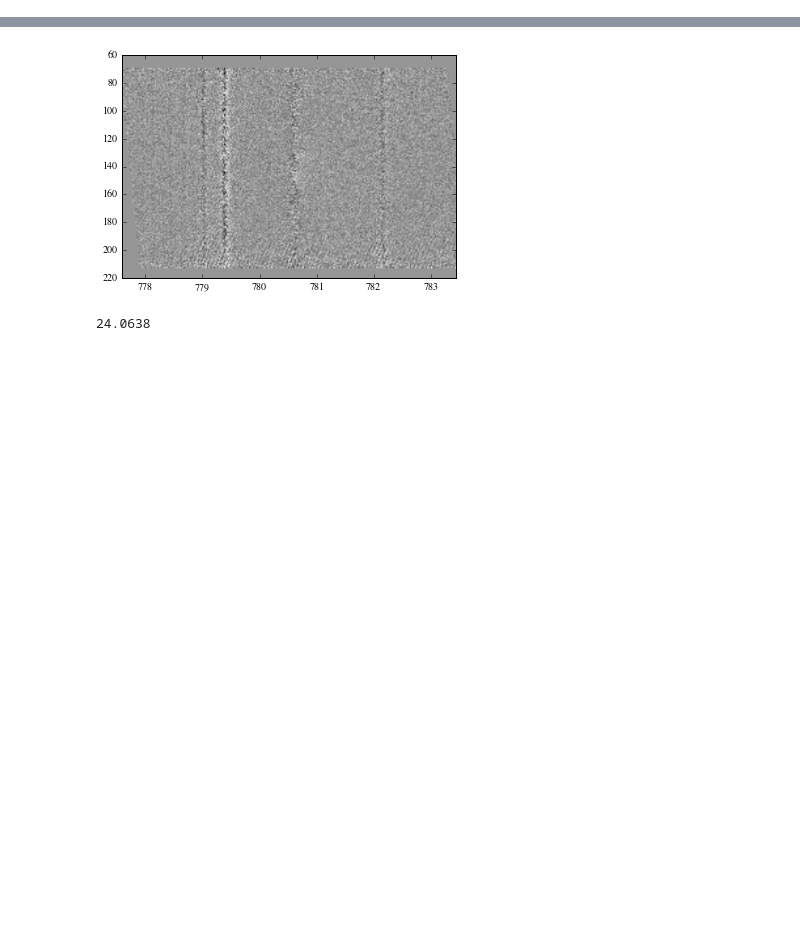
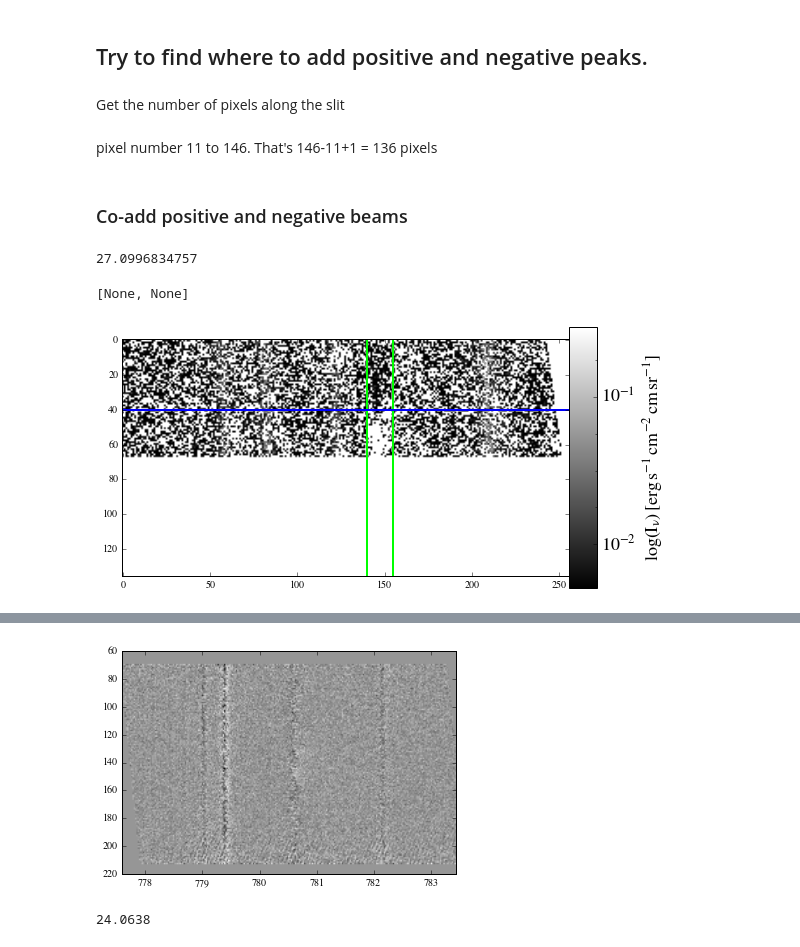
Before and after one commit to yaolun/sa, a Jupyter notebook: TEXES_analysis.ipynb, the cells around one changed output, grey strips where cells are left out. Saved outputs shown, nothing was run; the diff lists cells and outputs as text; code cells hidden in the pictures; blank space fills up the shorter version.

```diff
--- a/TEXES_analysis.ipynb
+++ b/TEXES_analysis.ipynb
@@ -19,0 +90,6 @@ collapse_bkg = (np.sum(im[80:127,:], axis=0)+np.sum(im[155:185,:], axis=0))/2
+# %% [markdown]
+## Try to find where to add positive and negative peaks.
+# %% [markdown]
+Get the number of pixels along the slit
+# %% [markdown]
+pixel number 11 to 146.  That's 146-11+1 = 136 pixels
@@ -19,0 +110,38 @@ collapse_bkg = (np.sum(im[80:127,:], axis=0)+np.sum(im[155:185,:], axis=0))/2
+# %% [markdown]
+### Co-add positive and negative beams
+# %%
+print nod_pix
+# %% [output]
+27.0996834757
+# %%
+# Trim the raw array
+im_trim = im_all[11:147,:]
+npix = len(im_trim[:,0])
+
+im_trim_top = im_trim[0:npix/2,:]
+
+coadd_im = np.zeros_like(im_trim)
+
+for i in range(npix/2):
+    coadd_im[i,:] = im_trim_top[i,:] - im_trim[i+int(nod_pix),:]
+
+fig = plt.figure(figsize=(8,6))
+ax = fig.add_subplot(111)
+im_plot = ax.imshow(coadd_im, cmap='gray', norm=LogNorm(vmin=0.005, vmax=0.3))
+
+# identify where is the Ne II
+ax.axvline(140, color='Lime', linewidth=2)
+ax.axvline(155, color='Lime', linewidth=2)
+
+ax.axhline(40, color='b', linewidth=2)
+
+cax = fig.add_axes([0.9, 0.21, 0.05, 0.605])
+cb = fig.colorbar(im_plot, cax=cax)
+cb.solids.set_edgecolor('face')
+cb.ax.minorticks_on()
+cb.ax.set_ylabel(r'$\rm{log(I_{\nu})\,[erg\,s^{-1}\,cm^{-2}\,cm\,sr^{-1}]}$',fontsize=18)
+cb_obj = plt.getp(cb.ax.axes, 'yticklabels')
+plt.setp(cb_obj,fontsize=18)
+# %% [output]
+[None, None]
+[figure, added]
```
Also changed, not shown: parts of 18 cells of this notebook.
